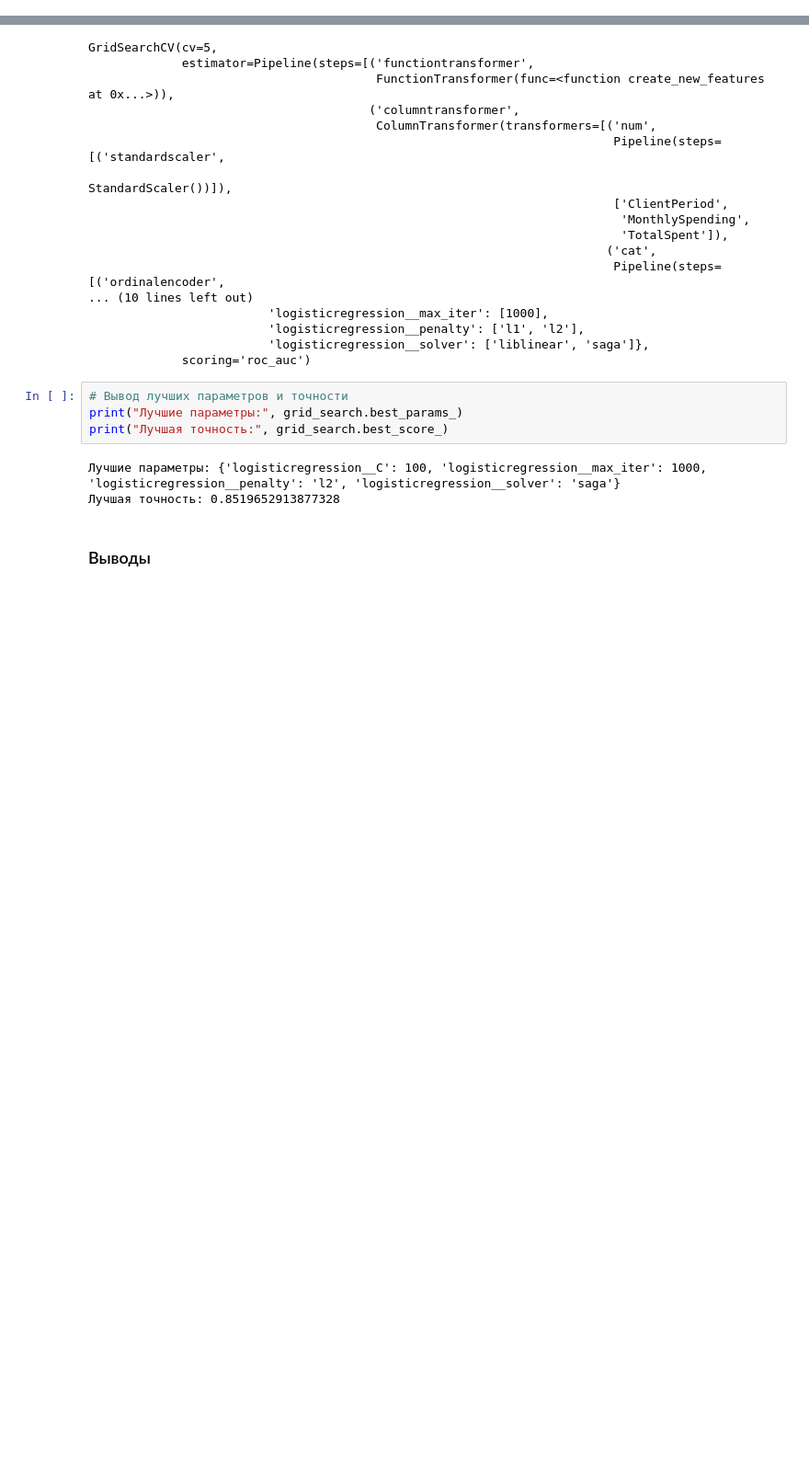
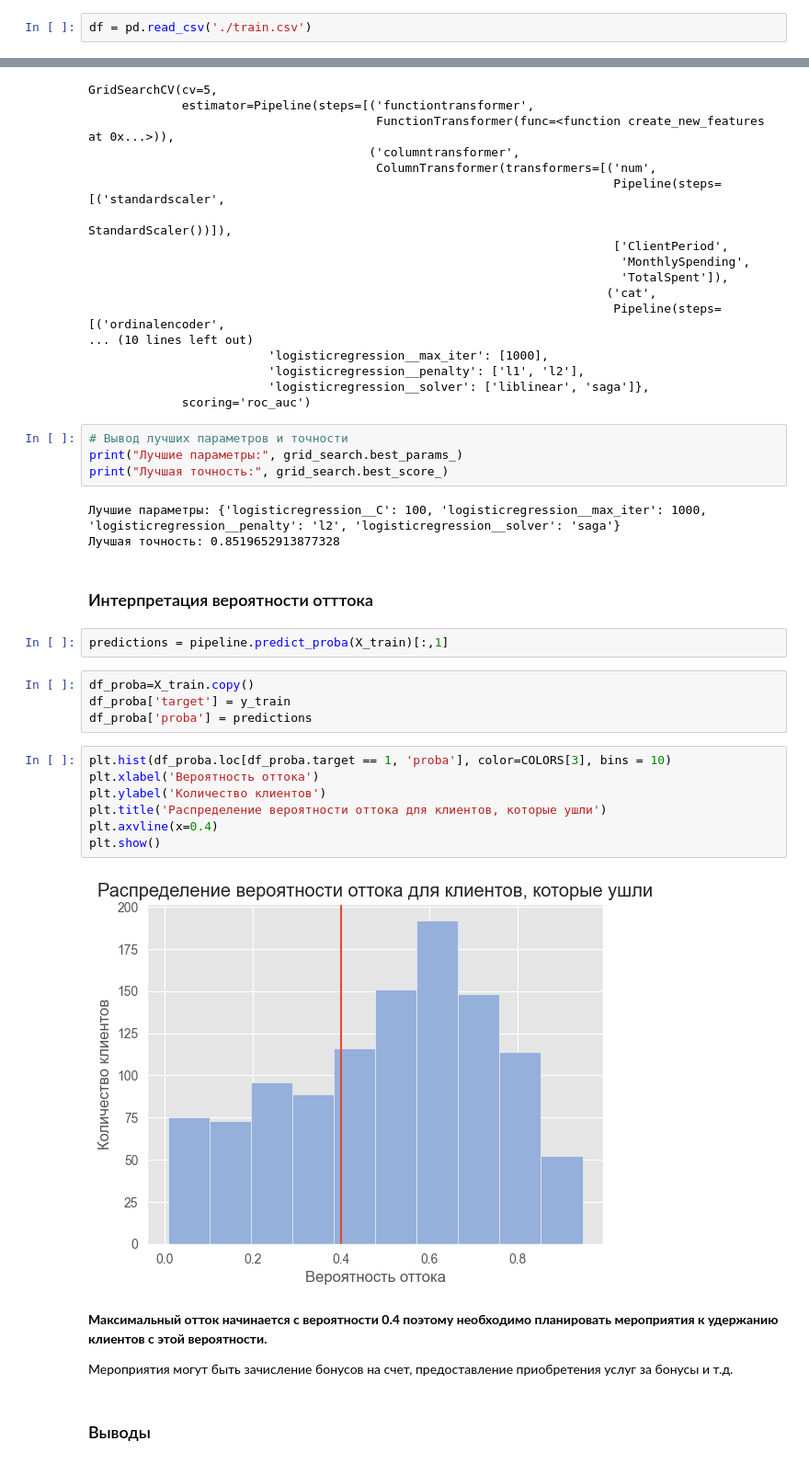
Before and after one commit to alex-chin/dsl_part_1_ml_cv, a Jupyter notebook: week_03_composition_model_selection/Homework/hw_3_kaggle_alx.ipynb, the cells around one changed output, grey strips where cells are left out. Shown at 92% size. Saved outputs shown, nothing was run; the diff lists cells and outputs as text; blank space fills up the shorter version.

```diff
--- a/week_03_composition_model_selection/Homework/hw_3_kaggle_alx.ipynb
+++ b/week_03_composition_model_selection/Homework/hw_3_kaggle_alx.ipynb
@@ -829 +830,3 @@ Pipeline(steps=[('pipeline',
+# %%
+df = pd.read_csv('./train.csv')
 # %%
@@ -905,6 +906,27 @@ print("Лучшая точность:", grid_search.best_score_)
 # %% [output]
 Лучшие параметры: {'logisticregression__C': 100, 'logisticregression__max_iter': 1000, 'logisticregression__penalty': 'l2', 'logisticregression__solver': 'saga'}
 Лучшая точность: 0.8519652913877328
+# %% [markdown]
+### Интерпретация вероятности отттока
+# %%
+predictions = pipeline.predict_proba(X_train)[:,1]
+# %%
+df_proba=X_train.copy()
+df_proba['target'] = y_train
+df_proba['proba'] = predictions
+# %%
+plt.hist(df_proba.loc[df_proba.target == 1, 'proba'], color=COLORS[3], bins = 10)
+plt.xlabel('Вероятность оттока')
+plt.ylabel('Количество клиентов')
+plt.title('Распределение вероятности оттока для клиентов, которые ушли')
+plt.axvline(x=0.4)
+plt.show()
+# %% [output]
+[figure, added]
+# %% [markdown]
+**Максимальный отток начинается с вероятности 0.4 поэтому необходимо планировать мероприятия к удержанию клиентов с этой вероятности.**
+
+Мероприятия могут быть зачисление бонусов на счет, предоставление приобретения услуг за бонусы и т.д.
 # %% [markdown]
 ### Выводы
 # %% [markdown]
```
Also changed, not shown: parts of 61 cells of this notebook.
